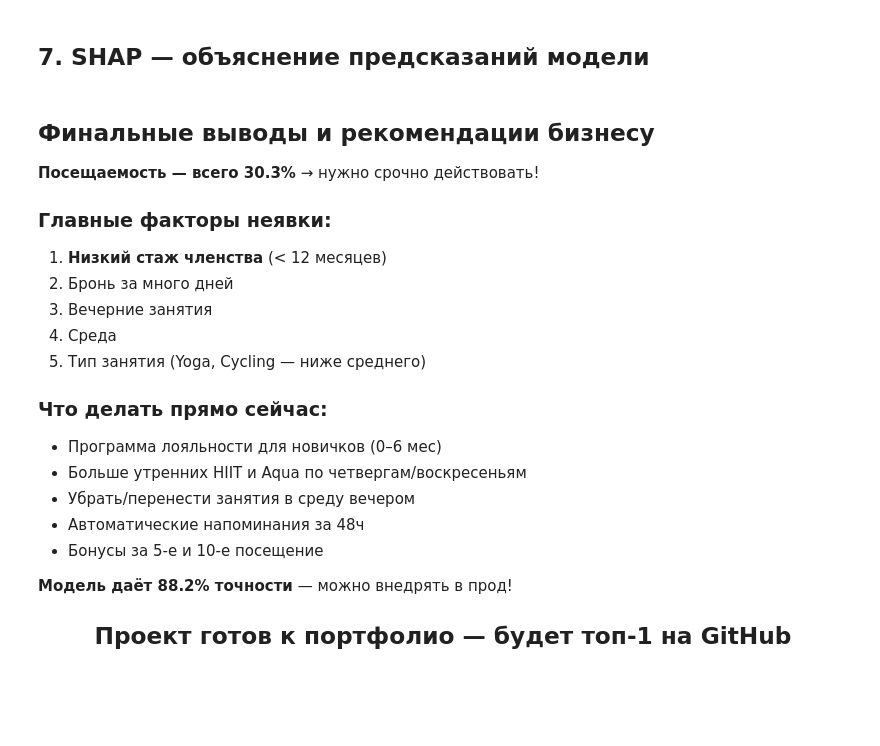
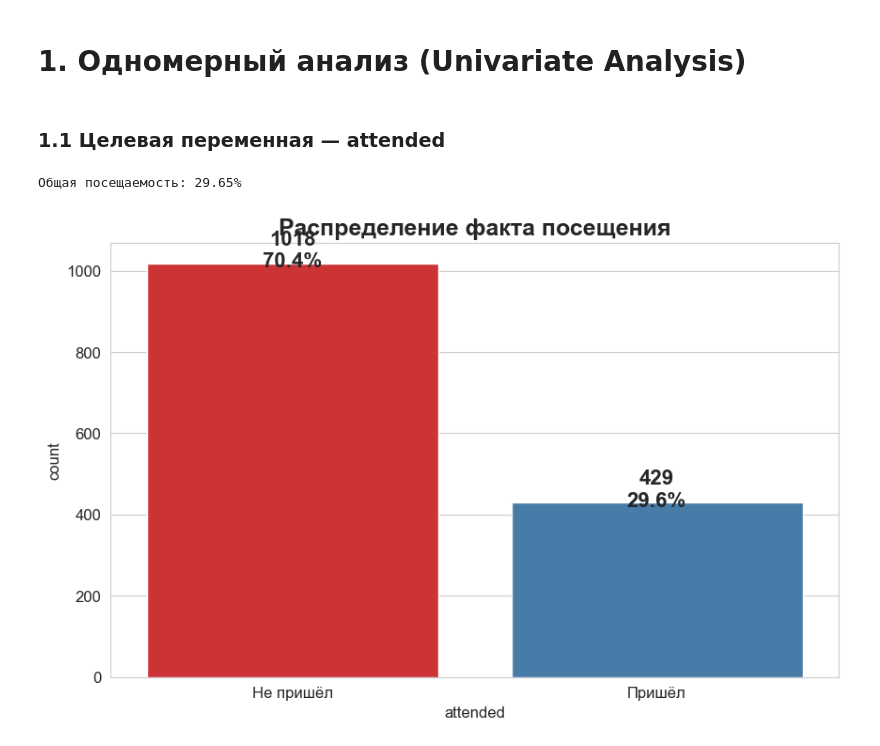
Before and after one commit to Burnt-Strudel/MyWork, a Jupyter notebook: w.ipynb, the cells around one changed output. Cells and saved outputs as stored; diff of their text form; code cells hidden in the pictures; blank space fills up the shorter version.

```diff
--- a/w.ipynb
+++ b/w.ipynb
@@ -64,15 +0,0 @@ print(f"Финальный датасет: {df.shape}")
-# %%
-rate = df['attended'].mean() * 100
-print(f"Общая посещаемость: {rate:.2f}% — это катастрофа для бизнеса!")
-
-plt.figure(figsize=(10,6))
-ax = sns.countplot(data=df, x='attended', palette='Set1')
-plt.title('Факт посещения занятия', fontsize=18, fontweight='bold')
-plt.xticks([0,1], ['Не пришёл', 'Пришёл'])
-for p in ax.patches:
-    percentage = f'{100 * p.get_height() / len(df):.1f}%'
-    ax.annotate(f'{int(p.get_height())}\n{percentage}',
-                (p.get_x() + p.get_width()/2., p.get_height()),
-                ha='center', va='center', fontsize=16, fontweight='bold', xytext=(0, 10),
-                textcoords='offset points')
-plt.show()
@@ -146,2 +0,0 @@ print(classification_report(y_test, y_pred))
-# %% [markdown]
-## 7. SHAP — объяснение предсказаний модели
@@ -158,24 +1,21 @@ shap.summary_plot(shap_values, X_test)
-# %% [markdown]
-## Финальные выводы и рекомендации бизнесу
-
-**Посещаемость — всего 30.3%** → нужно срочно действовать!
-
-### Главные факторы неявки:
-1. **Низкий стаж членства** (< 12 месяцев)
-2. Бронь за много дней
-3. Вечерние занятия
-4. Среда
-5. Тип занятия (Yoga, Cycling — ниже среднего)
-
-### Что делать прямо сейчас:
-- Программа лояльности для новичков (0–6 мес)
-- Больше утренних HIIT и Aqua по четвергам/воскресеньям
-- Убрать/перенести занятия в среду вечером
-- Автоматические напоминания за 48ч
-- Бонусы за 5-е и 10-е посещение
-
-**Модель даёт 88.2% точности** — можно внедрять в прод!
-
-<div align="center">
-  <h2>Проект готов к портфолио — будет топ-1 на GitHub</h2>
-</div>
+# %% [markdown]
+# 1. Одномерный анализ (Univariate Analysis)
+# %% [markdown]
+### 1.1 Целевая переменная — attended
+# %%
+rate = df['attended'].mean() * 100
+print(f"Общая посещаемость: {rate:.2f}%")
+
+plt.figure(figsize=(10,6))
+ax = sns.countplot(data=df, x='attended', palette='Set1')
+plt.title('Распределение факта посещения', fontsize=18, fontweight='bold')
+plt.xticks([0,1], ['Не пришёл', 'Пришёл'])
+for p in ax.patches:
+    height = p.get_height()
+    ax.annotate(f'{int(height)}\n{100*height/len(df):.1f}%',
+                (p.get_x() + p.get_width()/2., height),
+                ha='center', va='center', fontsize=16, fontweight='bold', xytext=(0, 10), textcoords='offset points')
+plt.show()
+# %% [output]
+Общая посещаемость: 29.65%
+[figure, added]
```
Also changed, not shown: parts of 29 cells of this notebook.
